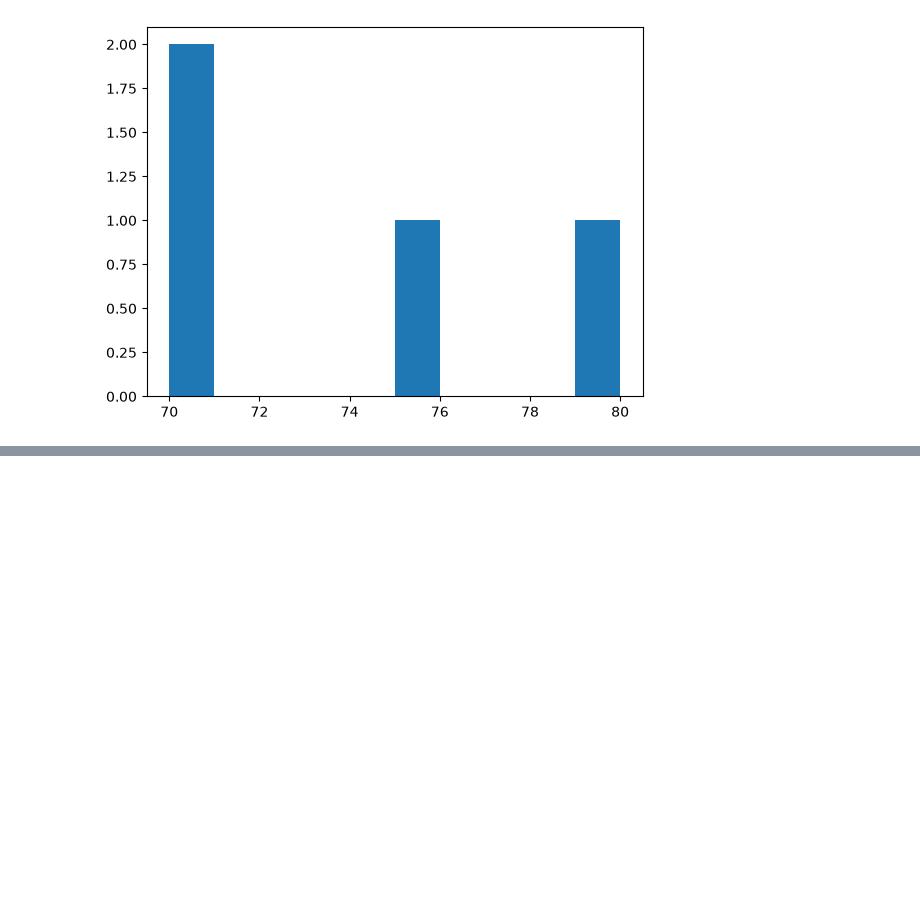
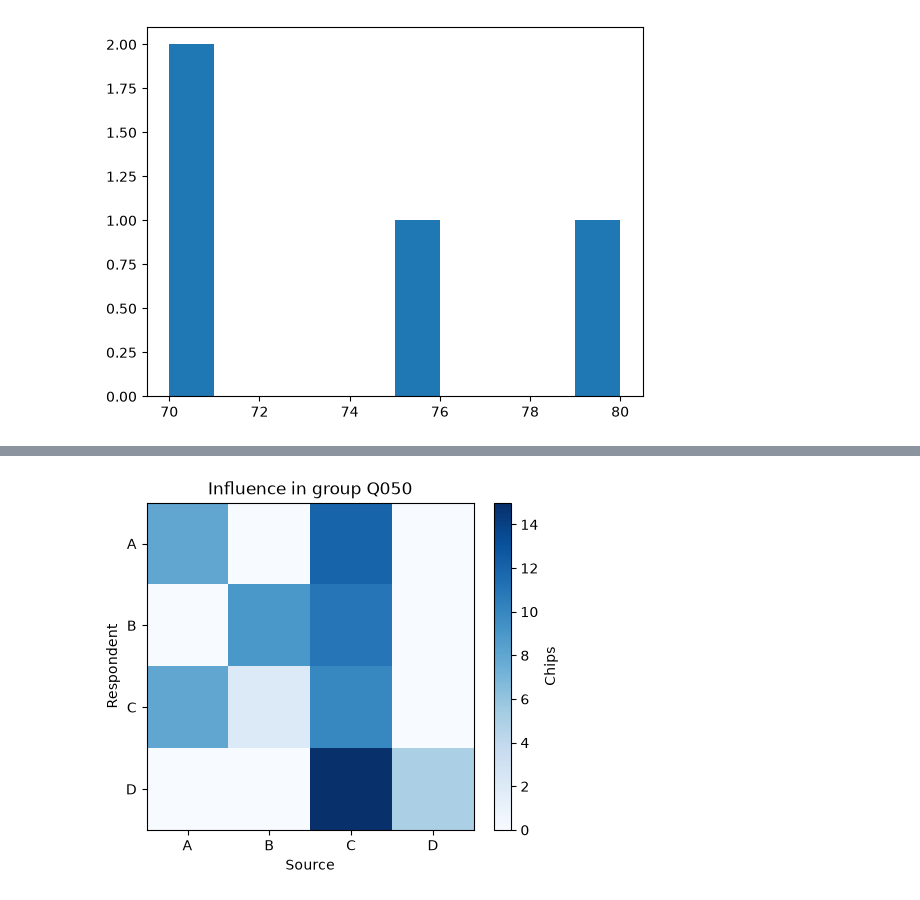
Before and after one commit to Hanifemam/social_influence_network_theory, a Jupyter notebook: standard_model.ipynb, the cells around one changed output, grey strips where cells are left out. Cells and saved outputs as stored; diff of their text form; code cells hidden in the pictures; blank space fills up the shorter version.

```diff
--- a/standard_model.ipynb
+++ b/standard_model.ipynb
@@ -56,0 +88,14 @@ plt.hist(sample_group["opinion_initial"], bins=10)
+# %%
+chips = data_influence.loc[data_influence["trial_id"].eq("Q050-05")]
+matrix = chips.pivot(index="respondent", columns="source", values="chips")
+
+fig, ax = plt.subplots(figsize=(5, 4), layout="constrained")
+heatmap = ax.imshow(matrix, cmap="Blues", vmin=0)
+
+ax.set_xticks(range(len(matrix.columns)), labels=matrix.columns)
+ax.set_yticks(range(len(matrix.index)), labels=matrix.index)
+ax.set(xlabel="Source", ylabel="Respondent", title="Influence in group Q050")
+fig.colorbar(heatmap, ax=ax, label="Chips")
+plt.show()
+# %% [output]
+[figure, added]
```
Also changed, not shown: parts of 6 cells of this notebook.
